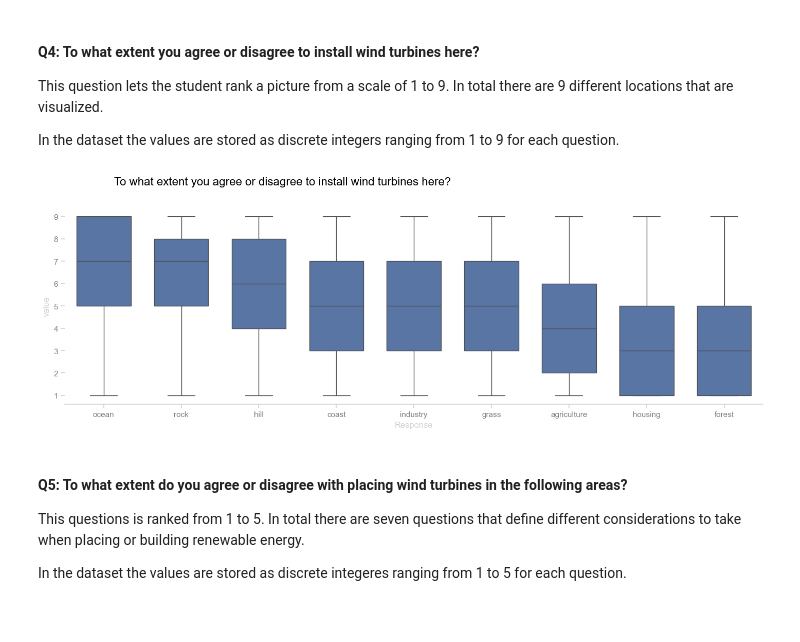
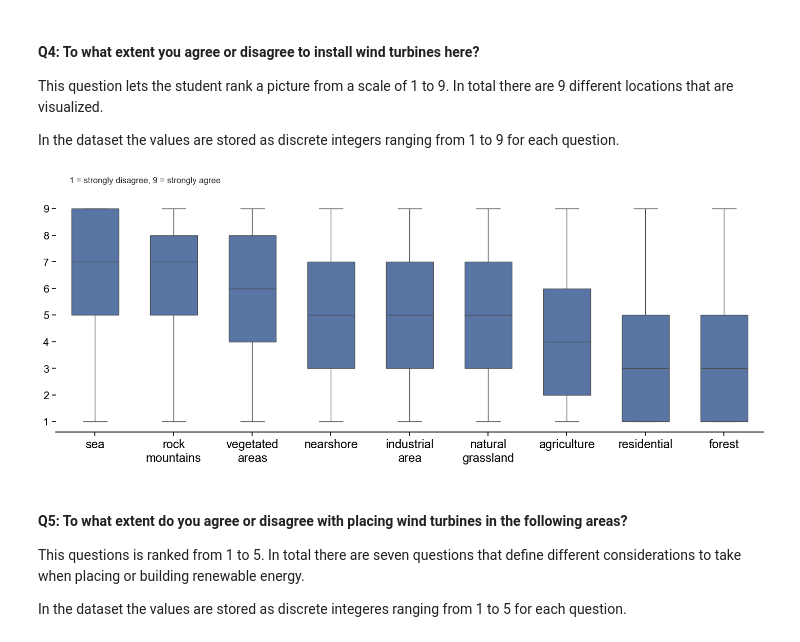
Before and after one commit to JavedMS/Mapping_Workshops_EFF, a Jupyter notebook: final.ipynb, the cells around one changed output. Drawn from its saved outputs; the diff is of its cells as text; code cells hidden in the pictures.

Commit message:
Finalized some graphs

```diff
--- a/final.ipynb
+++ b/final.ipynb
@@ -78,10 +78,17 @@ In the dataset the values are stored as discrete integers ranging from 1 to 9 fo
 # %%
 # TODO: Change the name to: sea, rock mountains, vegetated areas, nearshore, Industrial area, natural grasslands, agriculture, residential, forest
 # TODO: Remove x, y labels. Remove title, add subtitle as 1 = disagree, 9 = agree
-ax = box_plot(data["windVisual"])
-add_title(ax.figure,"To what extent you agree or disagree to install wind turbines here?")
+
+rename_dict = {"ocean": "sea", "rock" : "rock mountains", "hill" : "vegetated areas", "coast" : "nearshore", "industry" : "industrial area", "grass" : "natural grassland", "housing" : "residential"}
+df = data["windVisual"].rename(columns = rename_dict)
+ax = box_plot(df)
+#add_title(ax.figure,"","1 = strongly disagree, 9 = strongly agree")
+
+ax.figure.text(0.14, 0.95, "1 = strongly disagree, 9 = strongly agree", ha='left', va='top', fontsize=12)
+
+plt.savefig('landscapes_visual.png', dpi=300, bbox_inches='tight')
 # %% [output]
-[figure, old version]
+[figure, new version]
 # %% [markdown]
 #### Q5: To what extent do you agree or disagree with placing wind turbines in the following areas?
 This questions is ranked from 1 to 5. In total there are seven questions that define different considerations to take when placing or building renewable energy.
```
Also changed, not shown: parts of 14 cells of this notebook, 7 other files.
